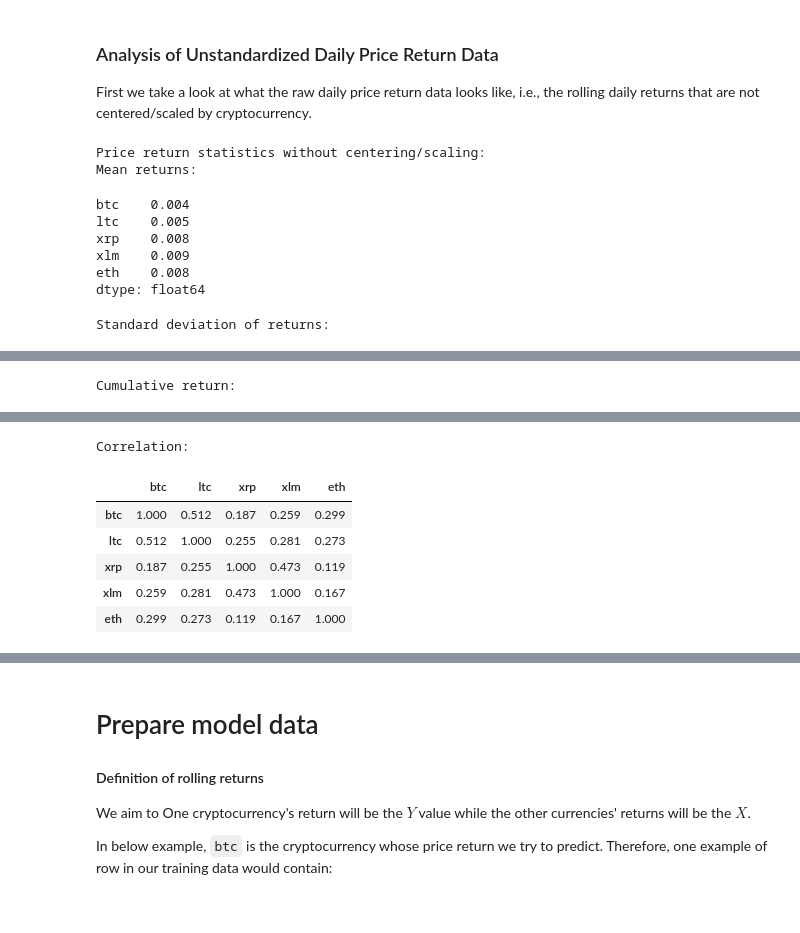
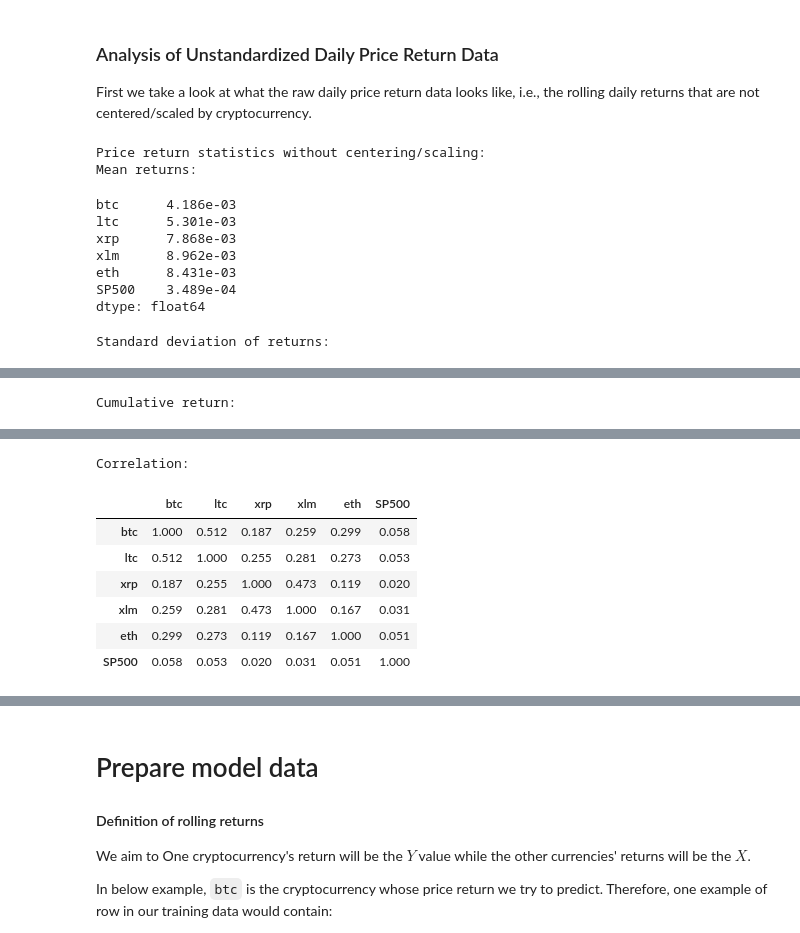
Before and after one commit to dastjerdi/crypto-ml, a Jupyter notebook: crypto_ml.ipynb, the cells around one changed output, grey strips where cells are left out. Saved outputs shown, nothing was run; the diff lists cells and outputs as text; code cells hidden in the pictures; blank space fills up the shorter version.

```diff
--- a/crypto_ml.ipynb
+++ b/crypto_ml.ipynb
@@ -72,17 +79,16 @@ where $\text{btc}_t$ is the closing price of `btc` on 2015-08-09 and $\text{btc}
 # %%
 # Load rolling returns time series.
 
-CRYPTO_SCOPE = ['btc', 'ltc', 'xrp', 'xlm', 'eth']
-tdelta = pd.Timedelta(days=1)
+ASSET_SCOPE = ['btc', 'ltc', 'xrp', 'xlm', 'eth', 'SP500']
+tdelta = 1  # 1 day
 analysis_end_dt = pd.to_datetime('3/31/2018')
-crypto_df_raw = crypu.load_returns_matrix (CRYPTO_SCOPE,
-                                           end_date=analysis_end_dt,
-                                           tdelta=tdelta, center=False,
-                                           scale=False)
-crypto_df_std = crypu.load_returns_matrix (CRYPTO_SCOPE,
-                                           end_date=analysis_end_dt,
-                                           tdelta=tdelta, center=True,
-                                           scale=True)
+df_raw = crypu.load_returns_matrix (ASSET_SCOPE,
+                                    end_date=analysis_end_dt,
+                                    xdays=tdelta, center=False,
+                                    scale=False)
+df_std = crypu.load_returns_matrix (ASSET_SCOPE,
+                                    end_date=analysis_end_dt,
+                                    xdays=tdelta, center=True, scale=True)
 # %%
 # No reason start dates should be different for raw and standardized
 # DataFrames.
@@ -129,20 +133,21 @@ First we take a look at what the raw daily price return data looks like, i.e., t
 # %%
 print('Price return statistics without centering/scaling:')
 print('Mean returns:')
-display(crypto_df_raw.mean(axis=0))
+display(df_raw.mean(axis=0))
 print('Standard deviation of returns:')
-display(crypto_df_raw.std(axis=0))
+display(df_raw.std(axis=0))
 print('Cumulative return:')
-display((crypto_df_raw + 1).prod(axis=0))
+display((df_raw + 1).prod(axis=0))
 print('Correlation:')
-crypto_df_raw.corr()
+df_raw.corr()
 # %% [output]
 Price return statistics without centering/scaling:
 Mean returns:
-btc    0.004
-ltc    0.005
-xrp    0.008
-xlm    0.009
-eth    0.008
+btc      4.186e-03
+ltc      5.301e-03
+xrp      7.868e-03
+xlm      8.962e-03
+eth      8.431e-03
+SP500    3.489e-04
 dtype: float64
 Standard deviation of returns:
@@ -161,11 +168,12 @@ eth    143.126
 dtype: float64
 Correlation:
-|  | btc | ltc | xrp | xlm | eth |
-| btc | 1.000 | 0.512 | 0.187 | 0.259 | 0.299 |
-| ltc | 0.512 | 1.000 | 0.255 | 0.281 | 0.273 |
-| xrp | 0.187 | 0.255 | 1.000 | 0.473 | 0.119 |
-| xlm | 0.259 | 0.281 | 0.473 | 1.000 | 0.167 |
-| eth | 0.299 | 0.273 | 0.119 | 0.167 | 1.000 |
+|  | btc | ltc | xrp | xlm | eth | SP500 |
+| btc | 1.000 | 0.512 | 0.187 | 0.259 | 0.299 | 0.058 |
+| ltc | 0.512 | 1.000 | 0.255 | 0.281 | 0.273 | 0.053 |
+| xrp | 0.187 | 0.255 | 1.000 | 0.473 | 0.119 | 0.020 |
+| xlm | 0.259 | 0.281 | 0.473 | 1.000 | 0.167 | 0.031 |
+| eth | 0.299 | 0.273 | 0.119 | 0.167 | 1.000 | 0.051 |
+| SP500 | 0.058 | 0.053 | 0.020 | 0.031 | 0.051 | 1.000 |
 # %%
 # Correlation matrix graph.
 
```
Also changed, not shown: parts of 22 cells of this notebook, 12 other files.
